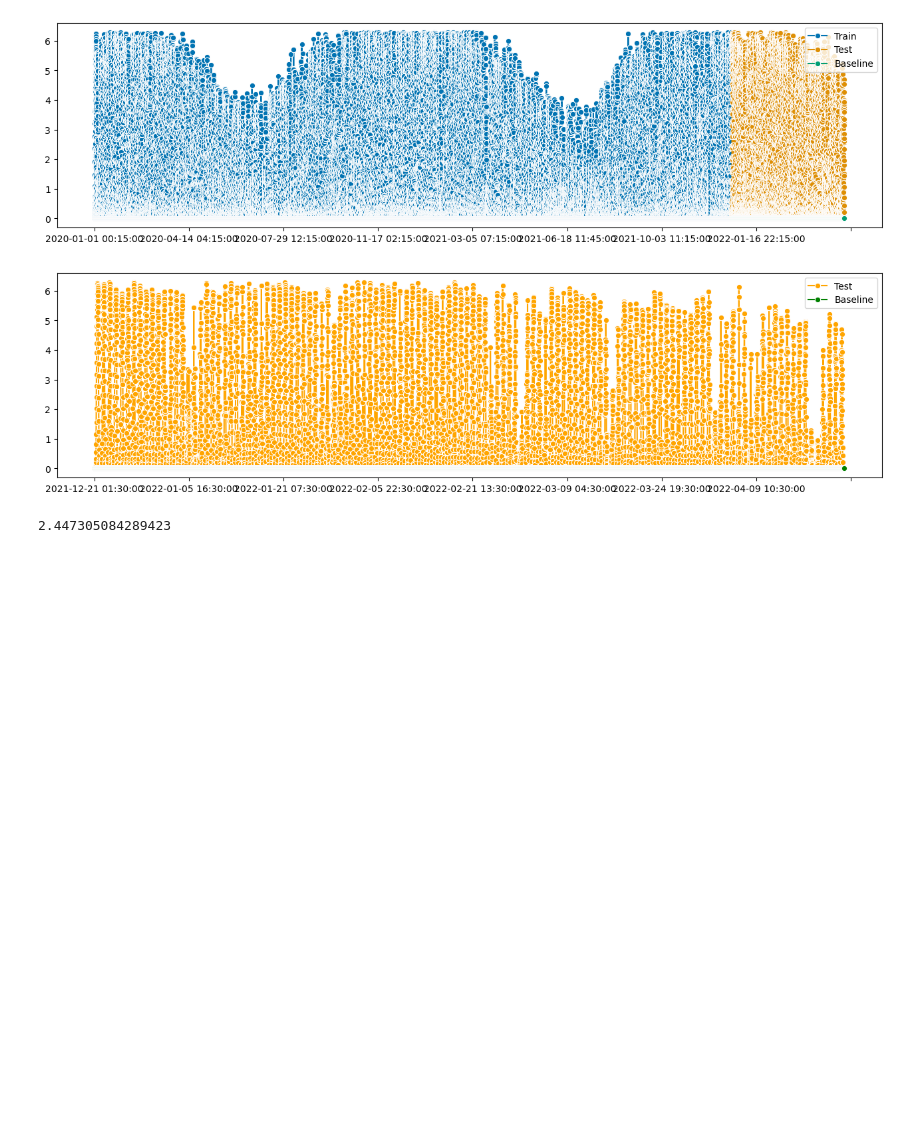
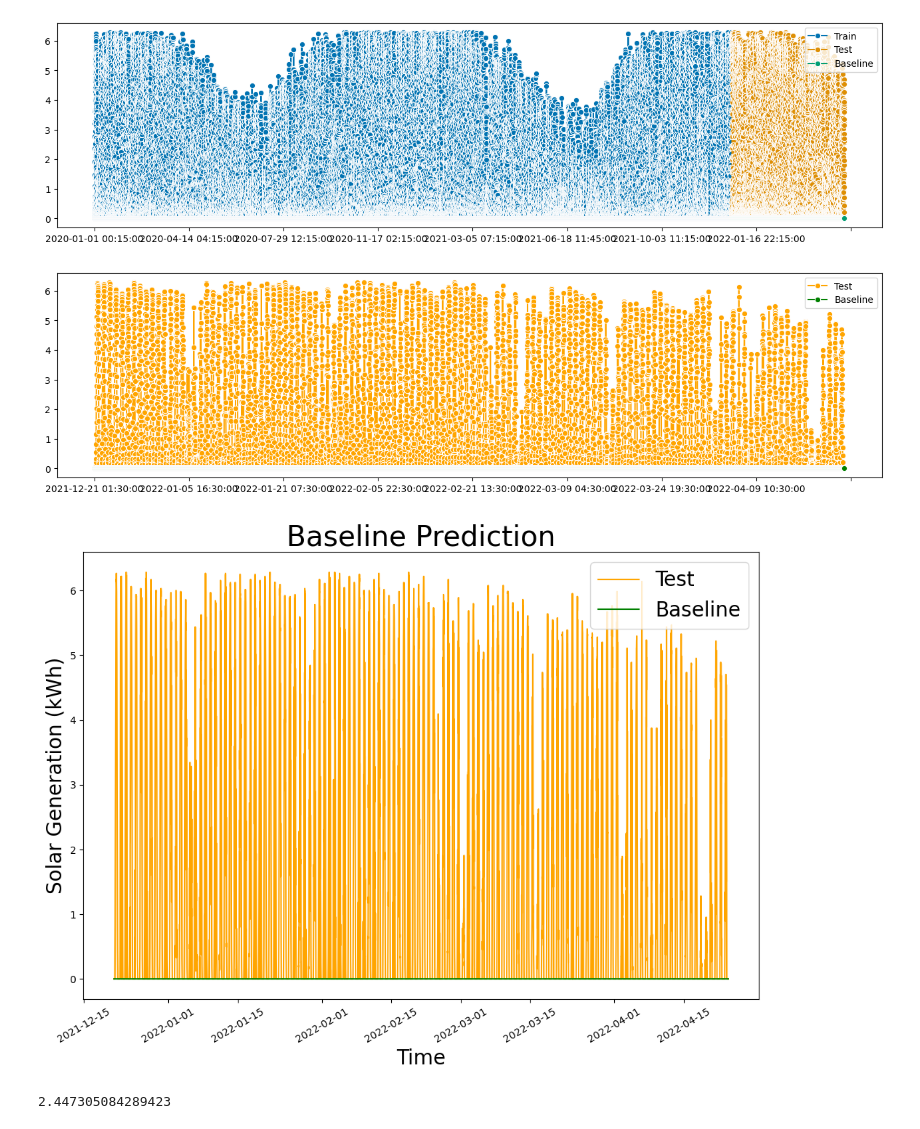
Before and after one commit to jeff-shakes/Solar-Generation-Prediction, a Jupyter notebook: code/02 - EDA_Preprocessing/03 - Preprocessing.ipynb, the cells around one changed output. Drawn from its saved outputs; the diff is of its cells as text; code cells hidden in the pictures; blank space fills up the shorter version.

```diff
--- a/code/02 - EDA_Preprocessing/03 - Preprocessing.ipynb
+++ b/code/02 - EDA_Preprocessing/03 - Preprocessing.ipynb
@@ -91,6 +91,19 @@ plot_series(y_train, y_test, baseline_preds, labels = ['Train', 'Test', 'Baselin
 plot_series(y_test, baseline_preds, labels = ['Test', 'Baseline'], colors = ['orange', 'green']);
 # %% [output]
 [figure]
+# %%
+fig, ax = plt.subplots(figsize = (12,8))
+ax.plot(y_test, label = 'Test', color = 'orange')
+ax.plot(baseline_preds, label = 'Baseline', color = 'green')
+ax.set_xlabel('Time', fontsize = 20)
+for tick in ax.get_xticklabels():
+    tick.set_rotation(30)
+ax.set_ylabel('Solar Generation (kWh)', fontsize = 20)
+ax.set_title('Baseline Prediction', fontsize = 28)
+ax.legend(fontsize = 20);
+plt.savefig('../../images/baseline_preds.png')
+# %% [output]
+[figure, added]
 # %%
 mean_squared_error(y_test.values, baseline_preds.values, squared = False)
 # %% [output]
```
Also changed, not shown: 18 other files.
